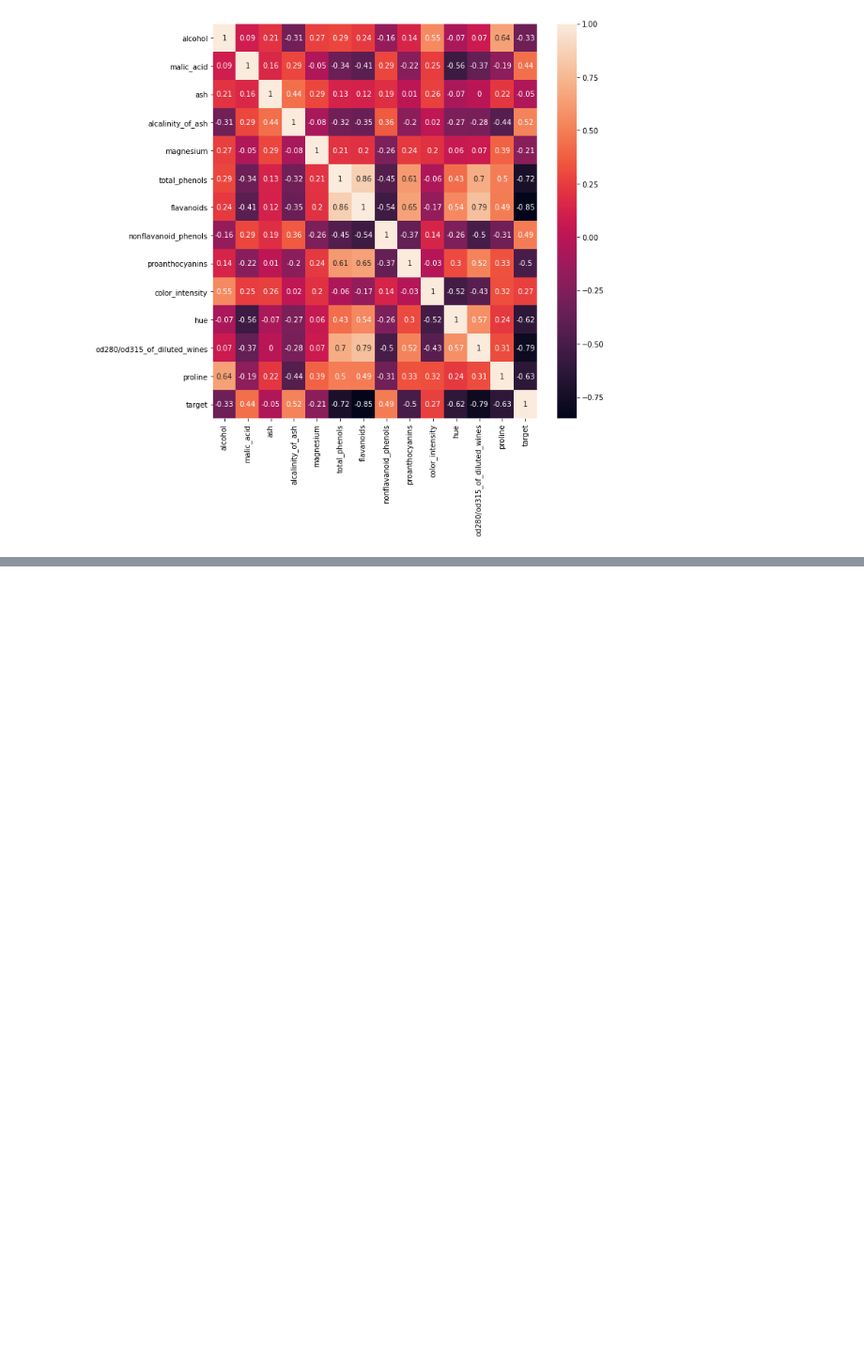
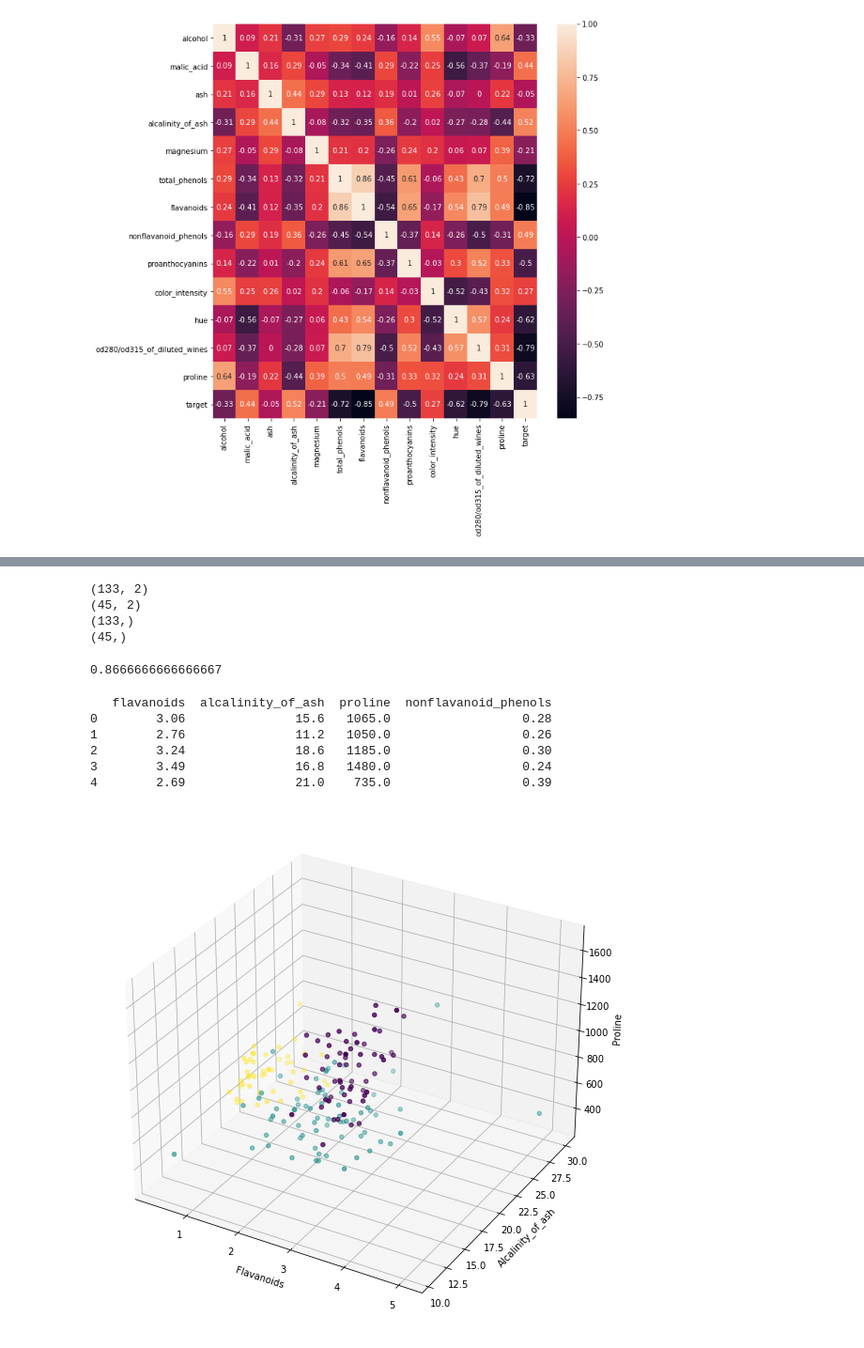
Before and after one commit to itswagi/Wine-Dataset-ML-Project, a Jupyter notebook: wine_dataset.ipynb, the cells around one changed output, grey strips where cells are left out. Shown: that part at 94% size. Cells and saved outputs as stored; diff of their text form; code cells hidden in the pictures; blank space fills up the shorter version.

Commit message:
Improved Classifier Score

```diff
--- a/wine_dataset.ipynb
+++ b/wine_dataset.ipynb
@@ -164,0 +181,50 @@ plt.show()
+# %%
+from sklearn.model_selection import train_test_split
+
+X_train, X_test, y_train, y_test = train_test_split(data_features, wine_df.target, test_size = 0.25, random_state=1)
+
+print(X_train.shape)
+print(X_test.shape)
+print(y_train.shape)
+print(y_test.shape)
+# %% [output]
+(133, 2)
+(45, 2)
+(133,)
+(45,)
+# %%
+from sklearn.linear_model import LogisticRegression
+
+model = LogisticRegression().fit(X_train, y_train)
+print(model.score(X_test, y_test))
+# %% [output]
+0.8666666666666667
+# %%
+data_features = wine_df[['flavanoids', 'alcalinity_of_ash', 'proline', 'nonflavanoid_phenols']]
+print(data_features.head())
+# %% [output]
+   flavanoids  alcalinity_of_ash  proline  nonflavanoid_phenols
+0        3.06               15.6   1065.0                  0.28
+1        2.76               11.2   1050.0                  0.26
+2        3.24               18.6   1185.0                  0.30
+3        3.49               16.8   1480.0                  0.24
+4        2.69               21.0    735.0                  0.39
+# %%
+from mpl_toolkits.mplot3d import Axes3D
+
+fig = plt.figure(figsize=(10,10))
+ax = fig.add_subplot(111, projection = '3d')
+
+x = data_features.flavanoids
+y = data_features.alcalinity_of_ash
+z = data_features.proline
+
+ax.set_xlabel('Flavanoids')
+ax.set_ylabel('Alcalinity_of_ash')
+ax.set_zlabel('Proline')
+
+ax.scatter(x, y, z, c=wine_df.target)
+
+plt.show()
+# %% [output]
+[figure, added]
```
Also changed, not shown: parts of 5 cells of this notebook.
